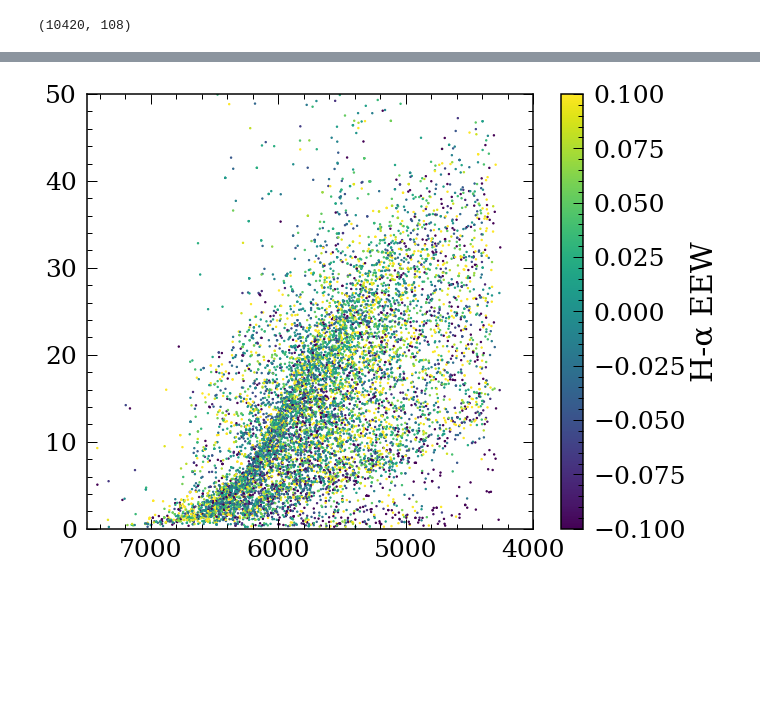
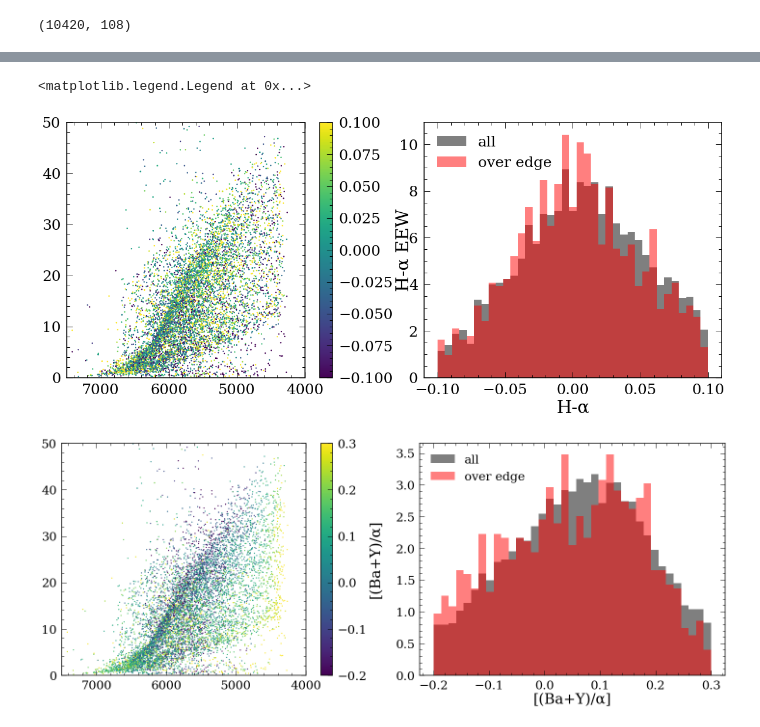
Before and after one commit to lyx12311/Ageinvest, a Jupyter notebook: Rotation.ipynb, the cells around one changed output, grey strips where cells are left out. Saved outputs shown, nothing was run; the diff lists cells and outputs as text; code cells hidden in the pictures; blank space fills up the shorter version.

```diff
--- a/Rotation.ipynb
+++ b/Rotation.ipynb
@@ -184,9 +240,33 @@ cbar.set_label('[s-process/Fe]',labelpad = 5)
 # %%
-plt.figure(figsize=(10,8))
+plt.figure(figsize=(20,8))
+plt.subplot(1,2,1)
 plt.scatter(eew_prot['Teff_lam'],eew_prot['Prot'],c=eew_prot['Halpha_EEW'],s=2,vmin=-0.1,vmax=0.1)
 plt.xlim([7500,4000])
 plt.ylim([0,50])
 cbar = plt.colorbar()
 cbar.set_label('H-α EEW',labelpad = 5)
+plt.subplot(1,2,2)
+plt.hist(eew_prot['Halpha_EEW'],bins=np.linspace(-0.1,0.1,38),alpha=0.5,color='k',density=True,label='all')
+plt.hist(eew_prot_edge['Halpha_EEW'],bins=np.linspace(-0.1,0.1,38),alpha=0.5,color='r',density=True,label='over edge')
+plt.xlabel('H-α')
+plt.legend()
 # %% [output]
+<matplotlib.legend.Legend at 0x...>
-[figure, old version]
+[figure, new version]
+# %%
+plt.figure(figsize=(20,8))
+plt.subplot(1,2,1)
+plt.scatter(eew_prot['Teff_lam'],eew_prot['Prot'],c=eew_prot['sprocess_fe']-eew_prot['alpha_fe'],
+            s=2,vmin=-0.2,vmax=0.3)
+plt.xlim([7500,4000])
+plt.ylim([0,50])
+cbar = plt.colorbar()
+cbar.set_label('[(Ba+Y)/α]',labelpad = 5)
+plt.subplot(1,2,2)
+plt.hist(eew_prot['sprocess_fe']-eew_prot['alpha_fe'],bins=np.linspace(-0.2,0.3,38),alpha=0.5,color='k',density=True,label='all')
+plt.hist(eew_prot_edge['sprocess_fe']-eew_prot_edge['alpha_fe'],bins=np.linspace(-0.2,0.3,38),alpha=0.5,color='r',density=True,label='over edge')
+plt.xlabel('[(Ba+Y)/α]')
+plt.legend()
+plt.tight_layout()
+# %% [output]
+[figure, added]
```
Also changed, not shown: parts of 5 cells of this notebook.
